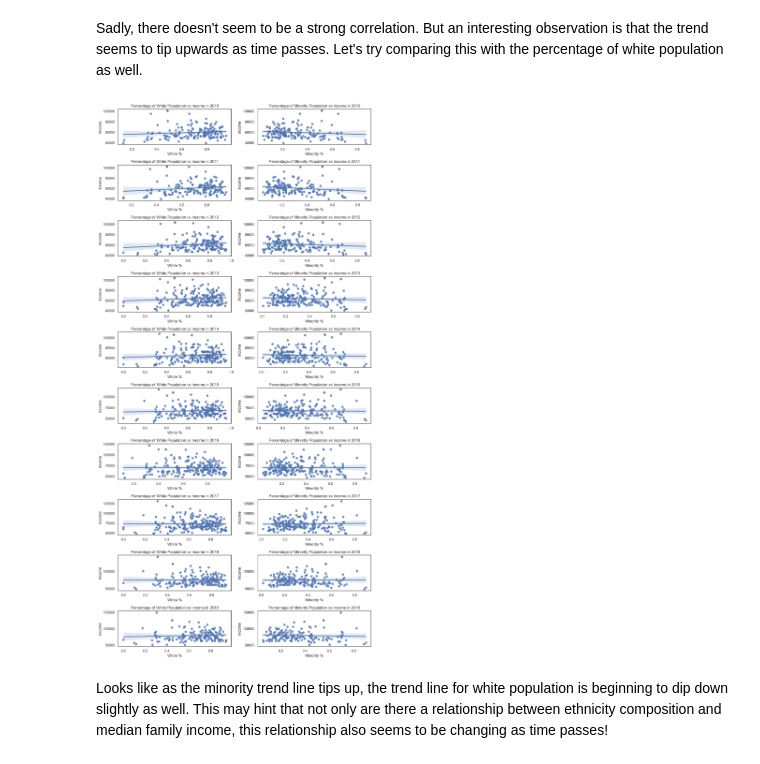
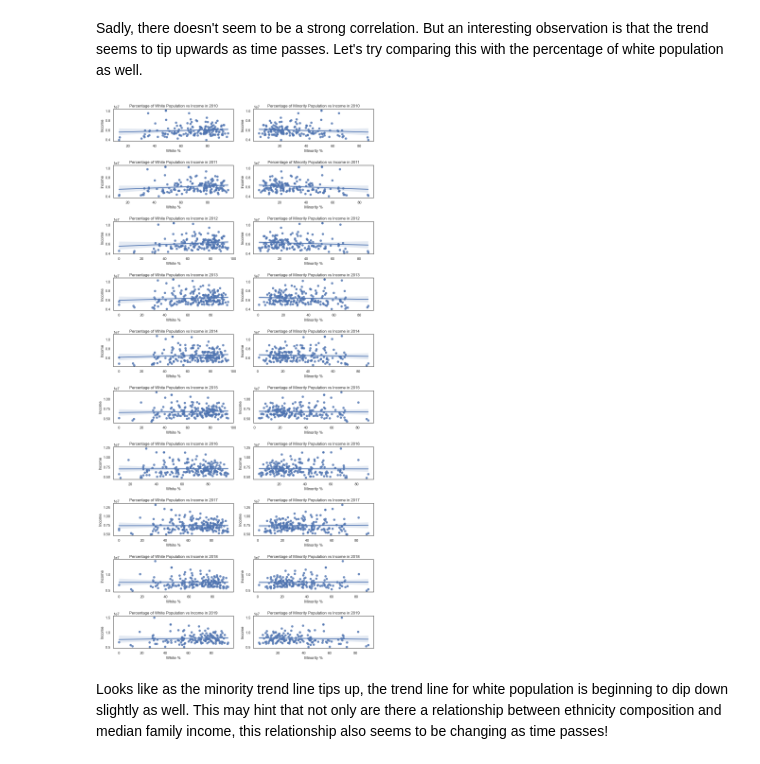
Before and after one commit to Grasstown/Grasstown.github.io, a Jupyter notebook: cmsc320_final_tutorial.ipynb, the cells around one changed output. Saved outputs shown, nothing was run; the diff lists cells and outputs as text; code cells hidden in the pictures.

```diff
--- a/cmsc320_final_tutorial.ipynb
+++ b/cmsc320_final_tutorial.ipynb
@@ -469,19 +432,19 @@ Sadly, there doesn't seem to be a strong correlation. But an interesting observa
 # %%
 races = ['White', 'Minority']
 fig, axes = plt.subplots(nrows=10, ncols=2, figsize=(12, 24))
 # Loop through each year, and then loop between white and minority to plot regplots
 for i, year in enumerate(range(2010, 2020)):
     for j, race in enumerate(races):
         ax = axes[i, j]
-        sns.regplot(data=data[data['Year'] == year], x=race, y='Median Family Income', ax=ax)
+        sns.regplot(data=data[data['Year'] == year] * 100, x=race, y='Median Family Income', ax=ax)
         ax.set_title(f"Percentage of {race} Population vs Income in {year}")
         ax.set_xlabel(race + ' %')
         ax.set_ylabel('Income')
 
 plt.tight_layout()
 plt.show()
 # %% [output]
-[figure, old version]
+[figure, new version]
 # %% [markdown]
 Looks like as the minority trend line tips up, the trend line for white population is beginning to dip down slightly as well. This may hint that not only are there a relationship between ethnicity composition and median family income, this relationship also seems to be changing as time passes!
 # %% [markdown]
```
Also changed, not shown: parts of 20 cells of this notebook, 1 other file.
